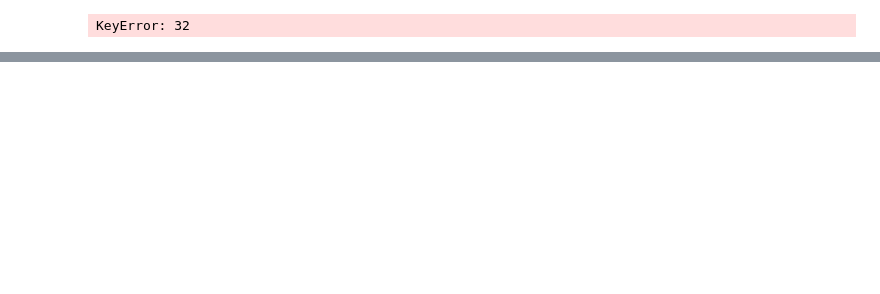
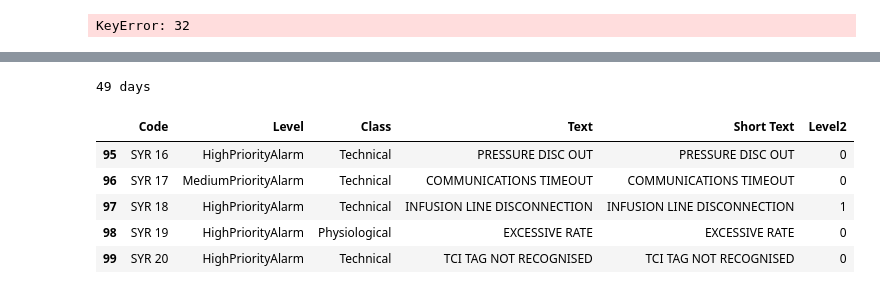
Before and after one commit to alopezull/Python_Pandas_CodigoTFM, a Jupyter notebook: codi.ipynb, the cells around one changed output, grey strips where cells are left out. Drawn from its saved outputs; the diff is of its cells as text; code cells hidden in the pictures; blank space fills up the shorter version.

```diff
--- a/codi.ipynb
+++ b/codi.ipynb
@@ -68,0 +123,26 @@ KeyError: 32
+# %%
+# Períodos de filtraje:
+import numpy as np
+
+filt1 = np.datetime64('2018-05-14')
+filt2 = np.datetime64('2018-07-02')
+filt3 = np.datetime64('')
+
+# Extración de períodos en horas
+periodo1 = (filt2)-(filt1)
+print (periodo1)
+# %% [output]
+49 days
+# %%
+# Cargamos alarmas niveles
+
+alarms1 = pd.read_excel('2018-05-14 - Alarmas.xlsx')
+
+alarms1.tail()
+# %% [output]
+|  | Code | Level | Class | Text | Short Text | Level2 |
+| 95 | SYR 16 | HighPriorityAlarm | Technical | PRESSURE DISC OUT | PRESSURE DISC OUT | 0 |
+| 96 | SYR 17 | MediumPriorityAlarm | Technical | COMMUNICATIONS TIMEOUT | COMMUNICATIONS TIMEOUT | 0 |
+| 97 | SYR 18 | HighPriorityAlarm | Technical | INFUSION LINE DISCONNECTION | INFUSION LINE DISCONNECTION | 1 |
+| 98 | SYR 19 | HighPriorityAlarm | Physiological | EXCESSIVE RATE | EXCESSIVE RATE | 0 |
+| 99 | SYR 20 | HighPriorityAlarm | Technical | TCI TAG NOT RECOGNISED | TCI TAG NOT RECOGNISED | 0 |
```
Also changed, not shown: parts of 5 cells of this notebook.
